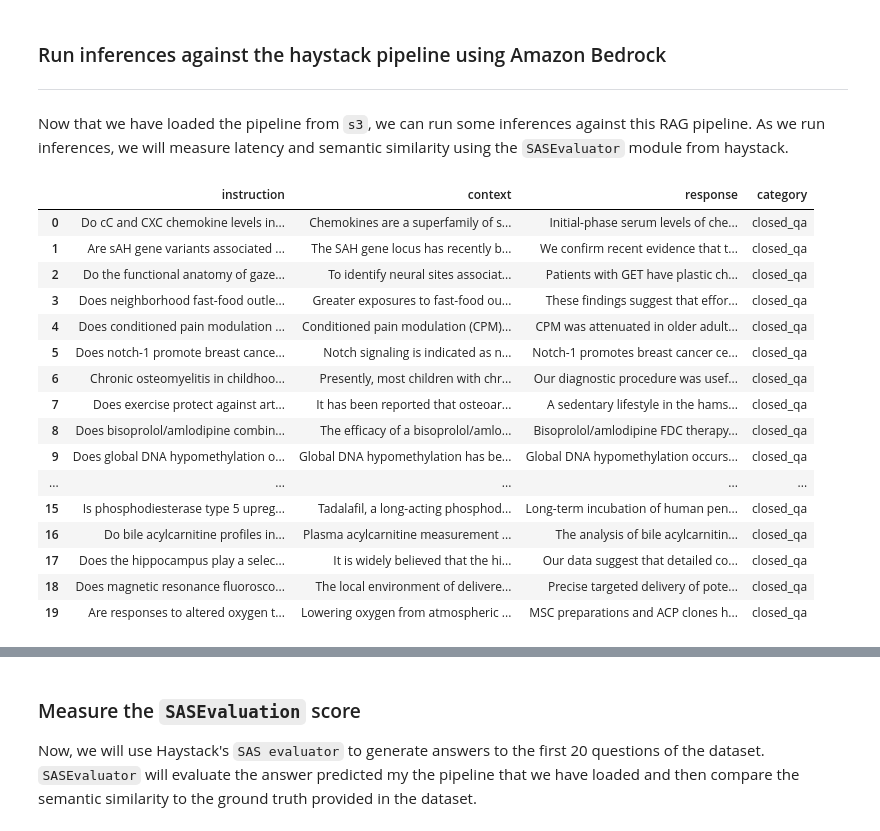
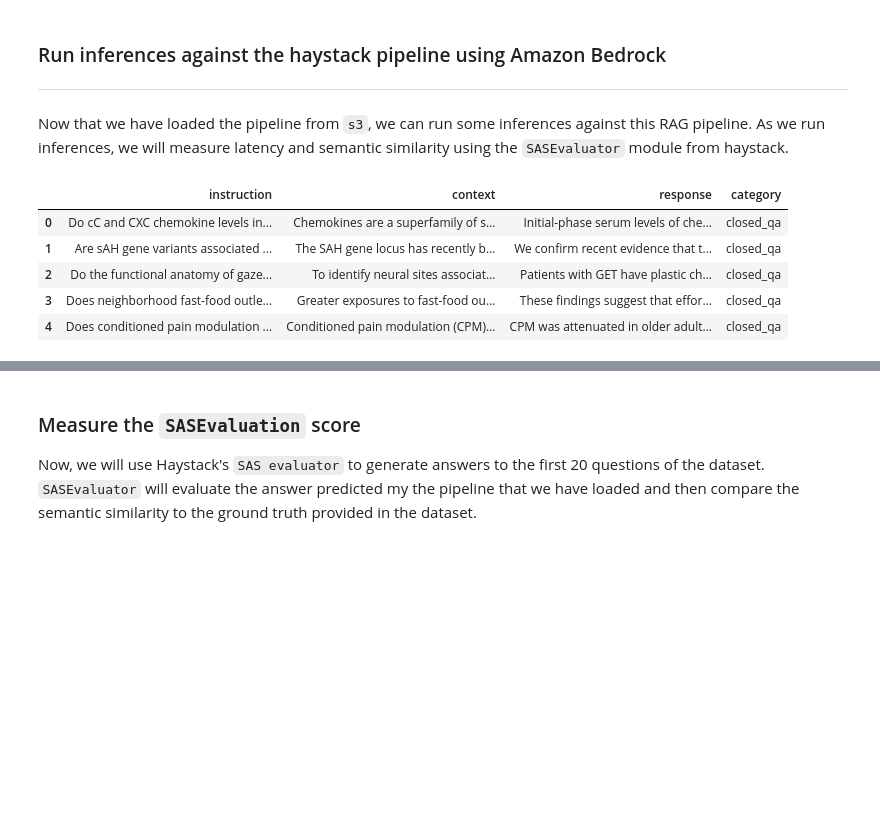
Before and after one commit to madhurprash/GenAI_AppDev_Frameworks, a Jupyter notebook: AWS_Haystack_Examples/haystack_dspy_rag_app/1_run_inference_and_evals.ipynb, the cells around one changed output, grey strips where cells are left out. Drawn from its saved outputs; the diff is of its cells as text; code cells hidden in the pictures; blank space fills up the shorter version.

```diff
--- a/AWS_Haystack_Examples/haystack_dspy_rag_app/1_run_inference_and_evals.ipynb
+++ b/AWS_Haystack_Examples/haystack_dspy_rag_app/1_run_inference_and_evals.ipynb
@@ -107,28 +109,14 @@ Now that we have loaded the pipeline from `s3`, we can run some inferences again
 # %%
 # Load the dataset that we processed in the first notebook
 df = pd.read_csv(os.path.join(g.DATA_DIR, g.PUBMED_QA_CSV_FNAME))
-
-# We will select the first 10 rows of the dataset for testing
-test_data = df.head(20)
-test_data
+df.head()
 # %% [output]
 |  | instruction | context | response | category |
 | 0 | Do cC and CXC chemokine levels in... | Chemokines are a superfamily of s... | Initial-phase serum levels of che... | closed_qa |
 | 1 | Are sAH gene variants associated ... | The SAH gene locus has recently b... | We confirm recent evidence that t... | closed_qa |
 | 2 | Do the functional anatomy of gaze... | To identify neural sites associat... | Patients with GET have plastic ch... | closed_qa |
 | 3 | Does neighborhood fast-food outle... | Greater exposures to fast-food ou... | These findings suggest that effor... | closed_qa |
 | 4 | Does conditioned pain modulation ... | Conditioned pain modulation (CPM)... | CPM was attenuated in older adult... | closed_qa |
-| 5 | Does notch-1 promote breast cance... | Notch signaling is indicated as n... | Notch-1 promotes breast cancer ce... | closed_qa |
-| 6 | Chronic osteomyelitis in childhoo... | Presently, most children with chr... | Our diagnostic procedure was usef... | closed_qa |
-| 7 | Does exercise protect against art... | It has been reported that osteoar... | A sedentary lifestyle in the hams... | closed_qa |
-| 8 | Does bisoprolol/amlodipine combin... | The efficacy of a bisoprolol/amlo... | Bisoprolol/amlodipine FDC therapy... | closed_qa |
-| 9 | Does global DNA hypomethylation o... | Global DNA hypomethylation has be... | Global DNA hypomethylation occurs... | closed_qa |
-| ... | ... | ... | ... | ... |
-| 15 | Is phosphodiesterase type 5 upreg... | Tadalafil, a long-acting phosphod... | Long-term incubation of human pen... | closed_qa |
-| 16 | Do bile acylcarnitine profiles in... | Plasma acylcarnitine measurement ... | The analysis of bile acylcarnitin... | closed_qa |
-| 17 | Does the hippocampus play a selec... | It is widely believed that the hi... | Our data suggest that detailed co... | closed_qa |
-| 18 | Does magnetic resonance fluorosco... | The local environment of delivere... | Precise targeted delivery of pote... | closed_qa |
-| 19 | Are responses to altered oxygen t... | Lowering oxygen from atmospheric ... | MSC preparations and ACP clones h... | closed_qa |
 # %%
 question: str = "What is a neurodegenerative disease? Give me examples"
 document_store = loaded_pipeline.get_component('retriever')
```
Also changed, not shown: parts of 11 cells of this notebook, 7 other files.
